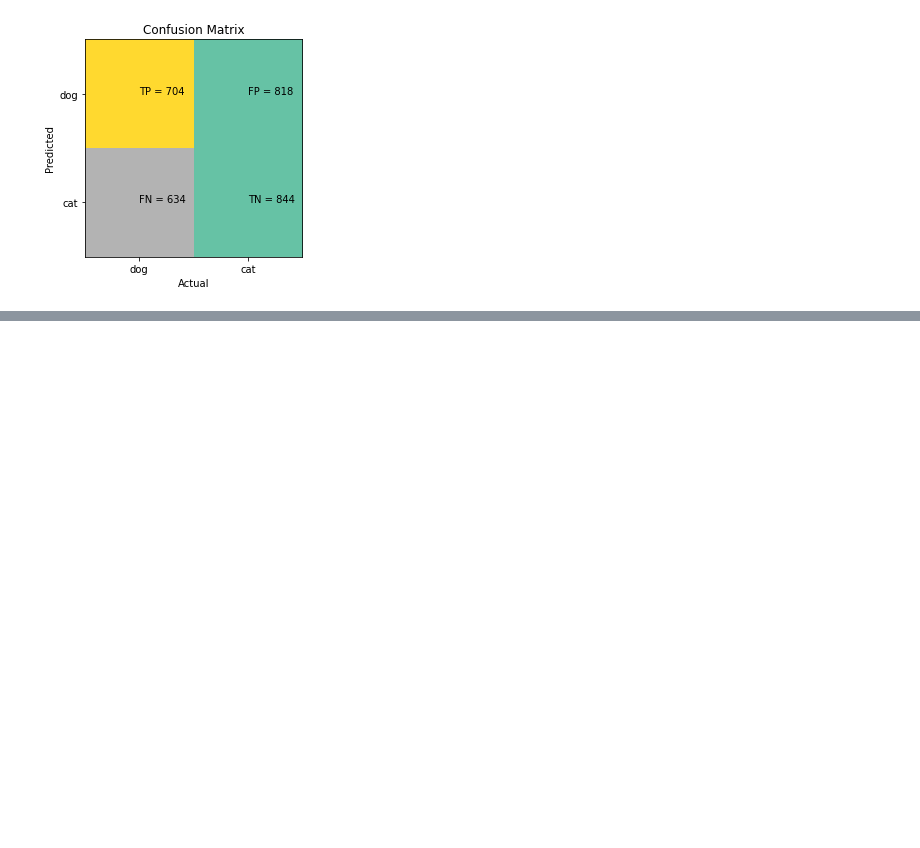
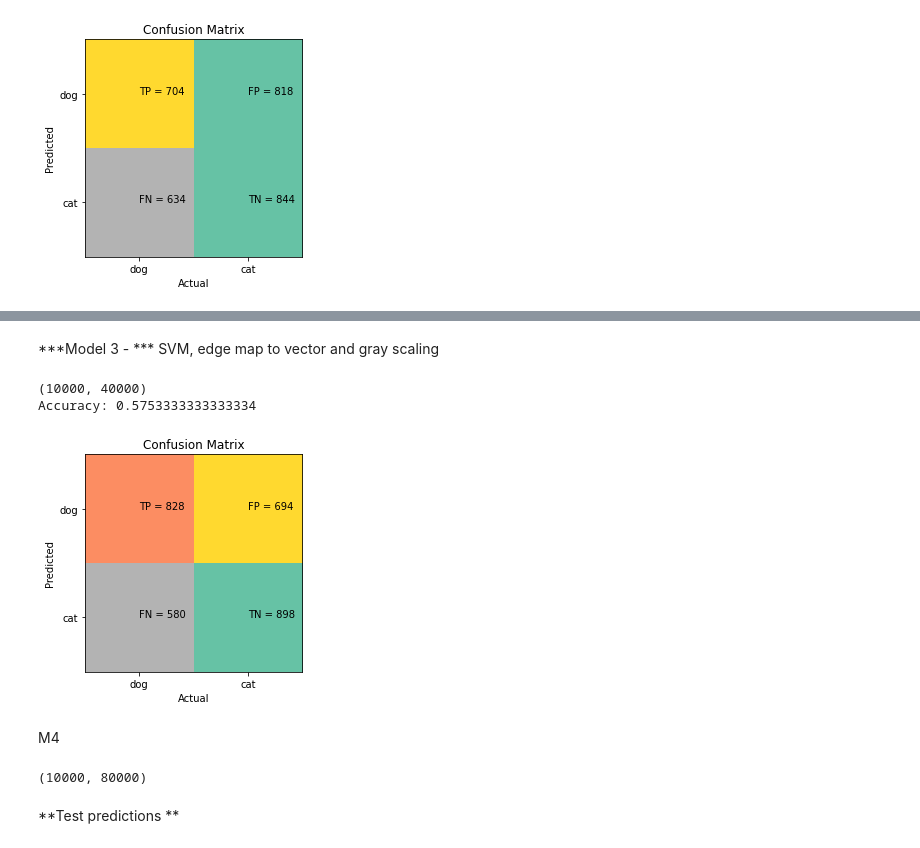
Before and after one commit to YazCodes/ImagePrediction, a Jupyter notebook: cat_or_dog2.ipynb, the cells around one changed output, grey strips where cells are left out. Cells and saved outputs as stored; diff of their text form; code cells hidden in the pictures; blank space fills up the shorter version.

```diff
--- a/cat_or_dog2.ipynb
+++ b/cat_or_dog2.ipynb
@@ -179,0 +308,34 @@ df_test.to_csv('/content/test-predictions.csv', index=False)
+# %% [markdown]
+***Model 3 - ***
+SVM,  edge map to vector and gray scaling
+# %%
+# method to get image features
+def get_features_m3(images):
+  features_list = []
+  for img in images:
+    # image preprocessing
+    img_grayscaled = cv2.cvtColor(img, cv2.COLOR_BGR2GRAY)
+
+    # feature extraction
+    edges_canny = cv2.Canny(img_grayscaled, 100, 200)
+    features = edges_canny.flatten()
+
+    features_list.append(features)
+
+  features_list = np.array(features_list)
+  return features_list
+# %%
+
+# feature extraction
+features_train = get_features_m3(train_images)
+print(features_train.shape)
+
+# data split for train and validation
+X_train, X_val, y_train, y_val = train_test_split(features_train, df_train['Label'], test_size=0.3, random_state=100)
+
+# train and validation
+model = get_svm_predictions(X_train, X_val, y_train, y_val)
+# %% [output]
+(10000, 40000)
+Accuracy: 0.5753333333333334
+[figure, added]
@@ -179,0 +351,2 @@ df_test.to_csv('/content/test-predictions.csv', index=False)
+# %% [markdown]
+M4
@@ -179,0 +371,15 @@ df_test.to_csv('/content/test-predictions.csv', index=False)
+# %%
+
+# feature extraction
+features_train = get_features_m4(train_images)
+print(features_train.shape)
+
+# data split for train and validation
+X_train, X_val, y_train, y_val = train_test_split(features_train, df_train['Label'], test_size=0.3, random_state=100)
+
+# train and validation
+model = get_svm_predictions(X_train, X_val, y_train, y_val)
+# %% [output]
+(10000, 80000)
+# %% [markdown]
+**Test predictions **
```
Also changed, not shown: parts of 14 cells of this notebook.
